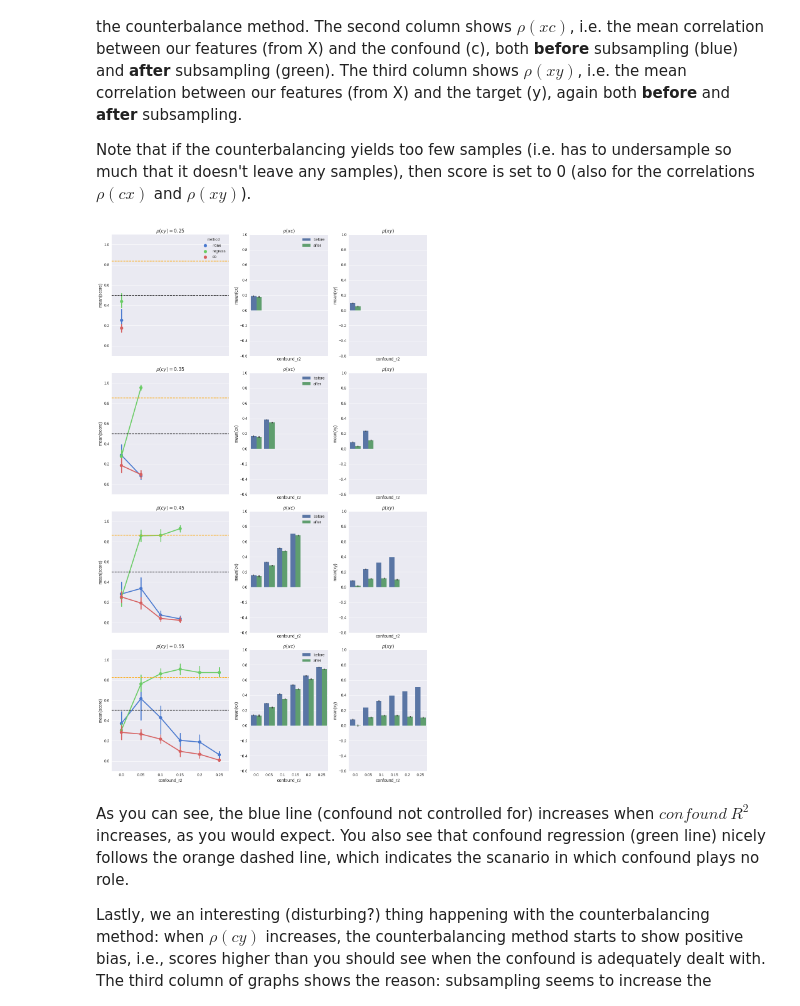
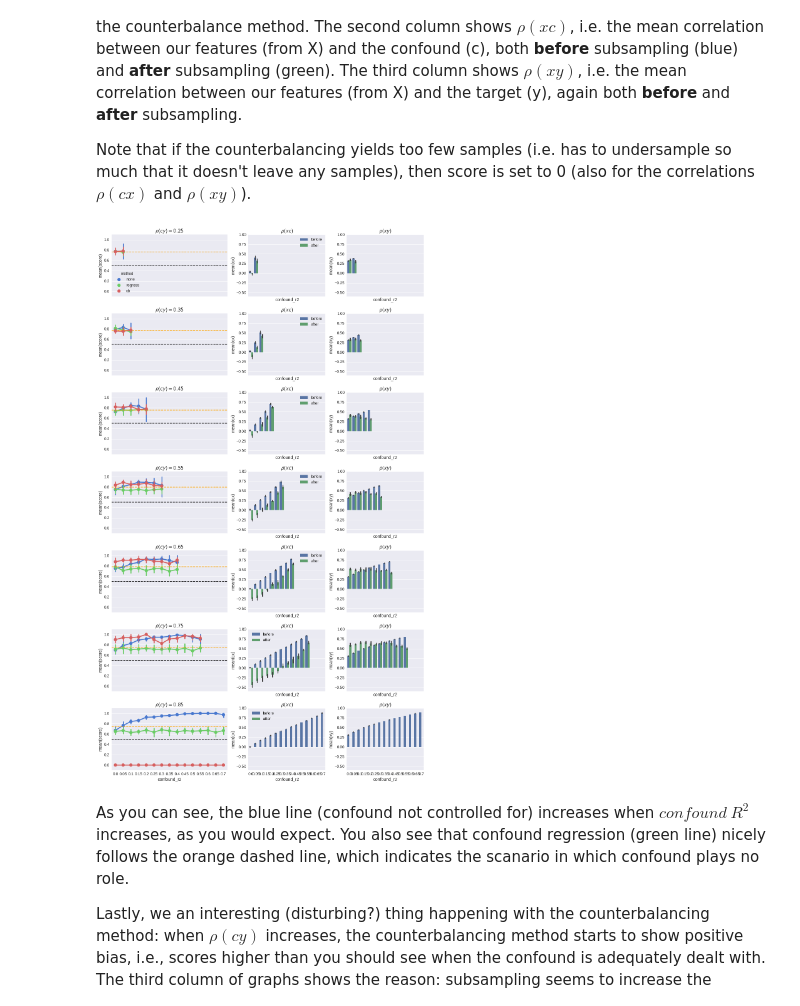
Before and after one commit to lukassnoek/MVCA, a Jupyter notebook: analyses/simulation/simulation_counterbalancing_vs_regression.ipynb, the cells around one changed output. Drawn from its saved outputs; the diff is of its cells as text; code cells hidden in the pictures.

```diff
--- a/analyses/simulation/simulation_counterbalancing_vs_regression.ipynb
+++ b/analyses/simulation/simulation_counterbalancing_vs_regression.ipynb
@@ -285,8 +284,23 @@ def generate_data(n_samp, k_feat, c_type, corr_cy, signal_r2, confound_r2=None,
         if confound_r2 is not None:
             print("Confound r2: %.3f" % confound_r2_values.mean())
 
-        print("Correlations between features: \n")
-        print(np.corrcoef(X.T))
+
+        plt.figure(figsize=(15, 5))
+        plt.subplot(1, 3, 1)
+        plt.imshow(np.corrcoef(X.T), aspect='auto', cmap='RdBu')
+        plt.title("Correlations between features")
+        plt.colorbar()
+        plt.grid('off')
+
+        plt.subplot(1, 3, 2)
+        plt.title("Signal R2 values")
+        plt.hist(signal_r2_values, bins='auto')
+
+        plt.subplot(1, 3, 3)
+        plt.title("Confound R2 values")
+        plt.hist(confound_r2_values, bins='auto')
+        plt.tight_layout()
+        plt.show()
 
     if confound_r2 is None:
         return X, y
@@ -483,5 +309,6 @@ def generate_data_new(n_samp, k_feat, c_type, corr_cy, signal_r2, confound_r2=No
 # %%
+# Testing!
 data_args = dict(n_samp=240, k_feat=500, c_type='categorical', corr_cy=0.65,
-                 signal_r2=0.1, confound_r2=0.15, verbose=True, plot=True)
-X, y, c = generate_data_new(**data_args)
+                 signal_r2=0.1, confound_r2=0.15, verbose=True)
+X, y, c = generate_data(**data_args)
 # %% [output]
@@ -697,17 +509,17 @@ Importantly, we also track the correlations $\rho(xy)$ and $\rho(xc)$ before and
 Here, the confound is categorical with values {0, 1}
 # %%
 # We do it three times for robustness
-simulations = 10
+simulations = 1
 
 # Specify arguments for data generations (we'll set corr_cy and confound_r2 later)
-data_args = dict(n_samp=240, k_feat=500, c_type='categorical', corr_cy=None,
-                 signal_r2=0.005, confound_r2=None, verbose=False)
+data_args = dict(n_samp=240, k_feat=5, c_type='categorical', corr_cy=None,
+                 signal_r2=0.1, confound_r2=None, verbose=False)
 
 # The values for corr_cy to loop over
 corr_cy_vec = [0.25, 0.35, 0.45, 0.55, 0.65, 0.75, 0.85]
 
 # The confound_r2 values to loop over
-confound_r2_vecs = [np.arange(0, corr_cy ** 2 - 0.05, 0.05)
+confound_r2_vecs = [np.arange(0, corr_cy ** 2, 0.05)
                     for corr_cy in corr_cy_vec]
 
 # The 'baseline scores' to keep track of (scores on data generated without
@@ -773,40 +576,40 @@ Note that if the counterbalancing yields too few samples (i.e. has to undersampl
 sns.set(font_scale=1.25)
 df_sce1 = pd.concat(results_sce1)
 df_corrs_sce1 = pd.concat(results_corr_sce1)
-fig, axes = plt.subplots(4, 3, figsize=(15, 25), gridspec_kw={'width_ratios': [1.5, 1, 1]},
+fig, axes = plt.subplots(len(corr_cy_vec), 3, figsize=(15, 25), gridspec_kw={'width_ratios': [1.5, 1, 1]},
                          sharex=True, sharey=False)
 
 for i in range(len(axes)):
     tmp = df_sce1[df_sce1.corr_cy == corr_cy_vec[i]]
     axes[i][0].set_title(r"$\rho(cy) = %.2f$" % corr_cy_vec[i])
     g = sns.pointplot(x='confound_r2', y='score', hue='method',
                    data=tmp, size=5, aspect=2,
                    palette="muted", ax=axes[i][0])
 
     if i != 0:
         g.legend_.remove()
 
     if i != len(axes) - 1:
         axes[i][0].set_xlabel('')
 
     g.set_ylim((-0.1, 1.1))
     axes[i][0].axhline(y=0.5, c='black', ls='--')
     axes[i][0].axhline(y=baseline_scores[:, i].mean(), c='orange', ls='--')
 
     tmp = df_corrs_sce1[df_corrs_sce1.corr_cy == corr_cy_vec[i]]
     axes[i][1].set_title(r'$\rho(xc)$')
     g = sns.barplot(x="confound_r2", y="cx", hue="before_after", data=tmp, ax=axes[i][1])
     g.legend_.remove()
     axes[i][1].legend(loc='best')
     axes[i][2].set_title(r'$\rho(xy)$')
     g.set_ylim((-0.6, 1))
     g = sns.barplot(x="confound_r2", y="xy", hue="before_after", data=tmp, ax=axes[i][2])
     g.legend_.remove()
     g.set_ylim((-0.6, 1))
 
 fig.tight_layout()
 # %% [output]
-[figure, old version]
+[figure, new version]
 # %% [markdown]
 As you can see, the blue line (confound not controlled for) increases when $confound\ R^2$ increases, as you would expect. You also see that confound regression (green line) nicely follows the orange dashed line, which indicates the scanario in which confound plays no role.
 
```
Also changed, not shown: parts of 15 cells of this notebook.
